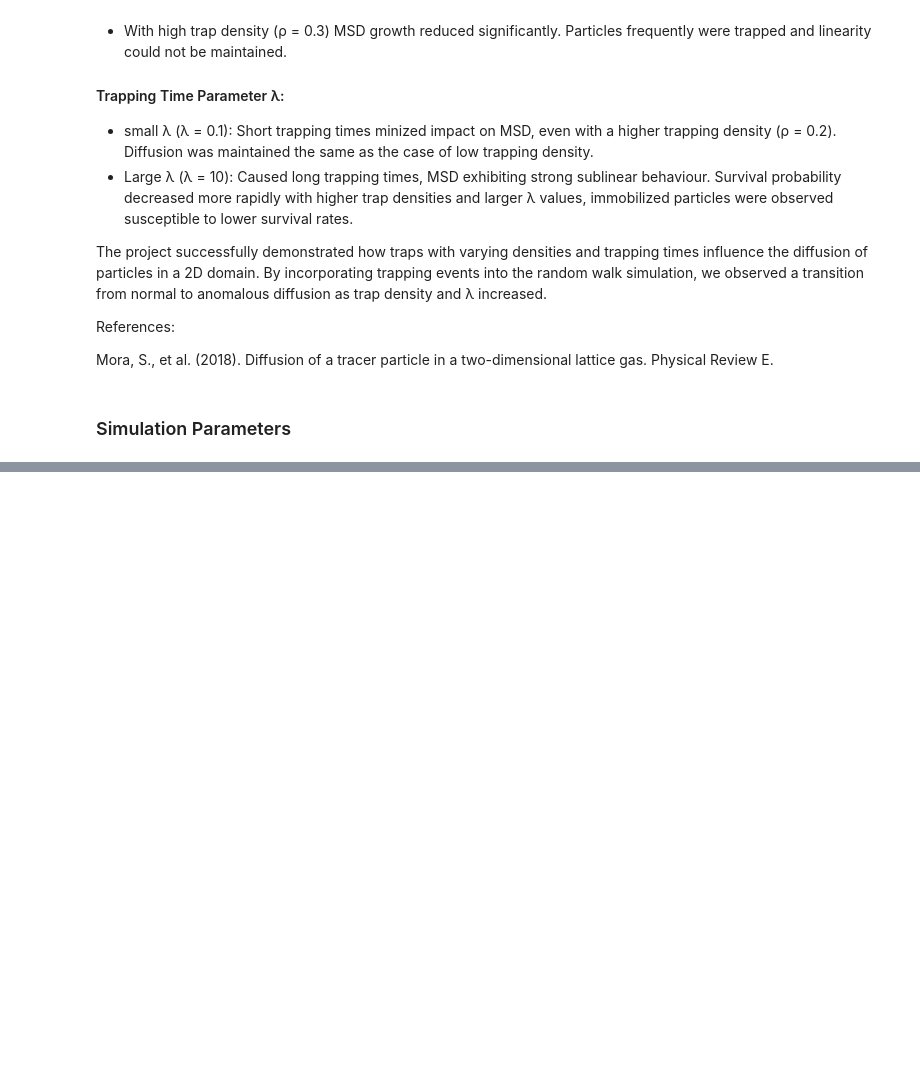
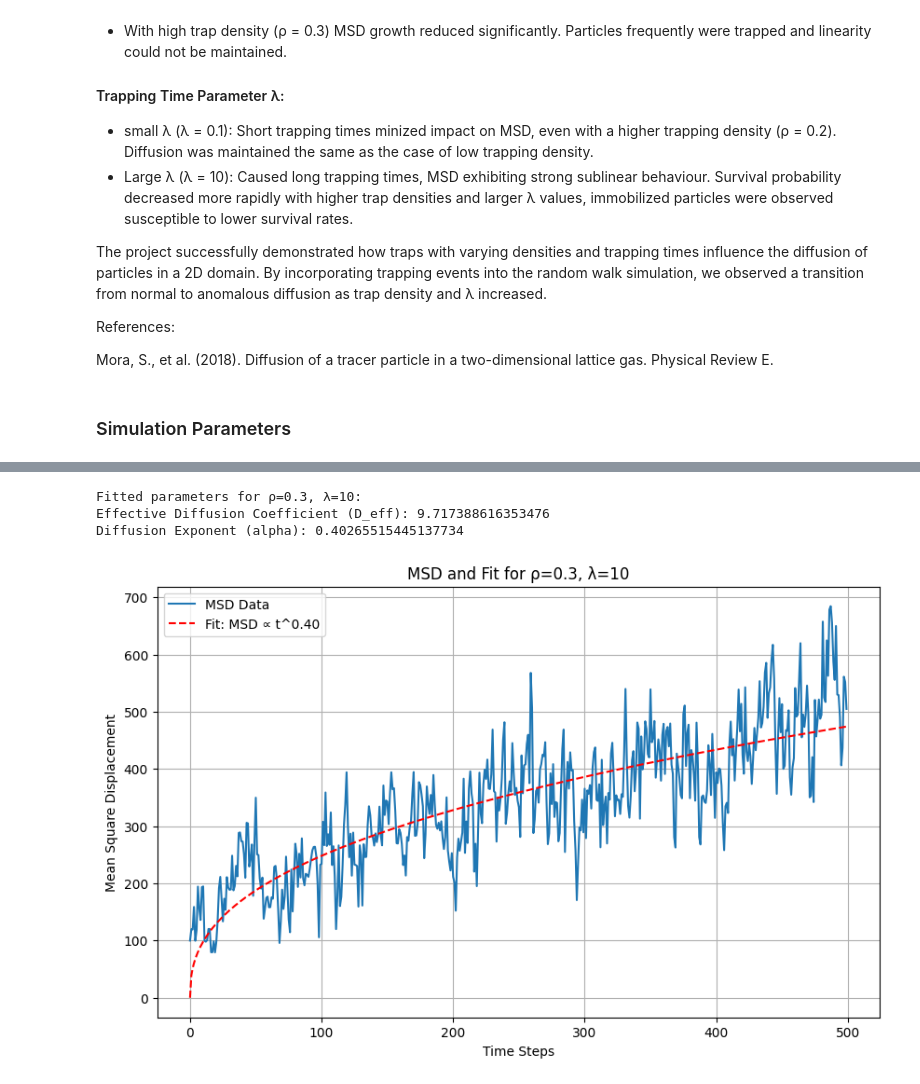
Before and after one commit to Darkosxl/diffusion-with-2D-traps, a Jupyter notebook: Diffusion_With_Traps.ipynb, the cells around one changed output, grey strips where cells are left out. Cells and saved outputs as stored; diff of their text form; code cells hidden in the pictures; blank space fills up the shorter version.

```diff
--- a/Diffusion_With_Traps.ipynb
+++ b/Diffusion_With_Traps.ipynb
@@ -75,0 +210,36 @@ lambdas = [0.1,1,10]
+# %%
+from scipy.optimize import curve_fit
+
+def msd_func(t, D_eff, alpha):
+    return 4 * D_eff * t**alpha
+
+# Analyze MSD for a specific case
+rho = 0.3
+λ = 10
+key = f"rho_{rho}_lambda_{λ}"
+msd = results[key]['msd']
+time = np.arange(T_steps)
+
+# Fit the MSD data
+popt, pcov = curve_fit(msd_func, time[1:], msd[1:])  # Exclude t=0 to avoid zero
+
+D_eff, alpha = popt
+print(f"Fitted parameters for ρ={rho}, λ={λ}:")
+print(f"Effective Diffusion Coefficient (D_eff): {D_eff}")
+print(f"Diffusion Exponent (alpha): {alpha}")
+
+# Plot the MSD with fit
+plt.figure(figsize=(10, 6))
+plt.plot(time, msd, label='MSD Data')
+plt.plot(time, msd_func(time, *popt), 'r--', label=f'Fit: MSD ∝ t^{alpha:.2f}')
+plt.xlabel('Time Steps')
+plt.ylabel('Mean Square Displacement')
+plt.title(f'MSD and Fit for ρ={rho}, λ={λ}')
+plt.legend()
+plt.grid(True)
+plt.show()
+# %% [output]
+Fitted parameters for ρ=0.3, λ=10:
+Effective Diffusion Coefficient (D_eff): 9.717388616353476
+Diffusion Exponent (alpha): 0.40265515445137734
+[figure, added]
```
Also changed, not shown: parts of 13 cells of this notebook.
